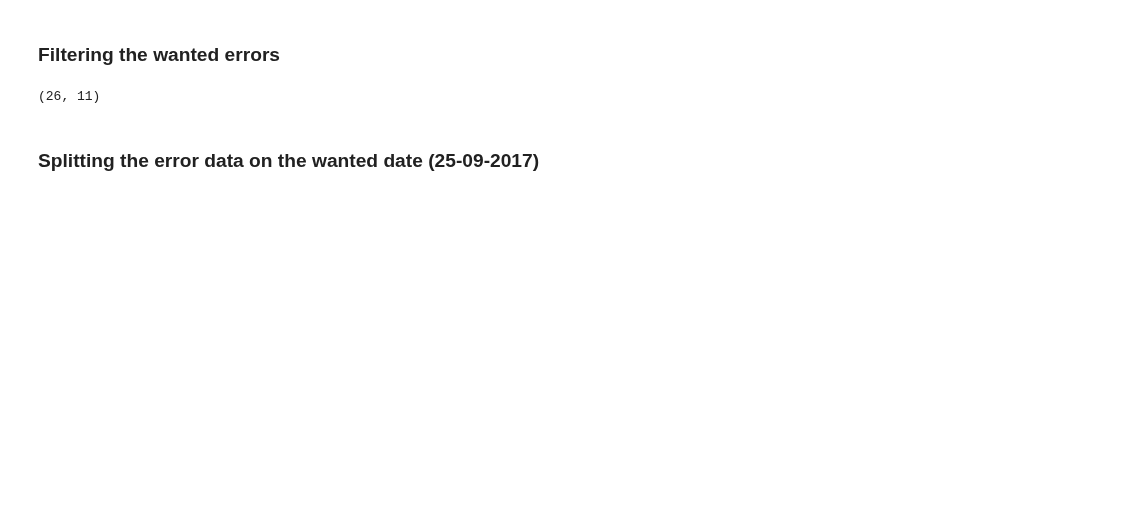
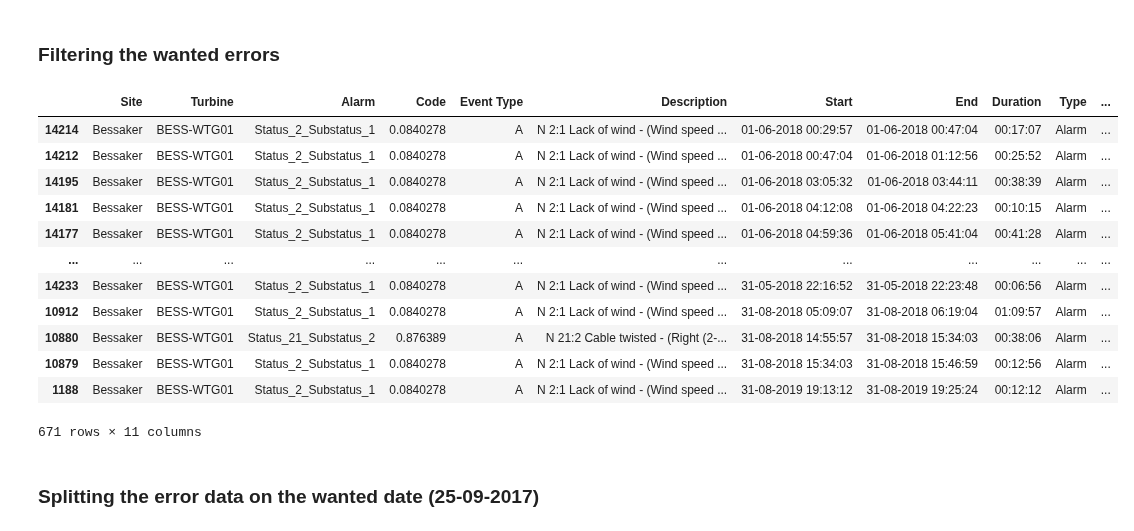
Before and after one commit to StianIsmar/project-thesis, a Jupyter notebook: TE/fill_in_blanks.ipynb, the cells around one changed output. Saved outputs shown, nothing was run; the diff lists cells and outputs as text; code cells hidden in the pictures; blank space fills up the shorter version.

```diff
--- a/TE/fill_in_blanks.ipynb
+++ b/TE/fill_in_blanks.ipynb
@@ -199,11 +214,26 @@ def remove_unnecessary_faults(dataframe):
     new_df = new_df.append(df_log_WT01[ df_log_WT01["Alarm"] == fault])
 
   return new_df
-# %%
-df_log_WT01 = remove_unnecessary_faults(df_log_WT01)
-df_log_WT01.shape
-# %% [output]
-(26, 11)
+# %%
+# df_log_WT01 = remove_unnecessary_faults(df_log_WT01)
+
+df_log_WT01.sort_values(by=['Start'], inplace = True)
+# %%
+df_log_WT01
+# %% [output]
+|  | Site | Turbine | Alarm | Code | Event Type | Description | Start | End | Duration | Type | ... |
+| 14214 | Bessaker | BESS-WTG01 | Status_2_Substatus_1 | 0.0840278 | A | N 2:1 Lack of wind - (Wind speed ... | 01-06-2018 00:29:57 | 01-06-2018 00:47:04 | 00:17:07 | Alarm | ... |
+| 14212 | Bessaker | BESS-WTG01 | Status_2_Substatus_1 | 0.0840278 | A | N 2:1 Lack of wind - (Wind speed ... | 01-06-2018 00:47:04 | 01-06-2018 01:12:56 | 00:25:52 | Alarm | ... |
+| 14195 | Bessaker | BESS-WTG01 | Status_2_Substatus_1 | 0.0840278 | A | N 2:1 Lack of wind - (Wind speed ... | 01-06-2018 03:05:32 | 01-06-2018 03:44:11 | 00:38:39 | Alarm | ... |
+| 14181 | Bessaker | BESS-WTG01 | Status_2_Substatus_1 | 0.0840278 | A | N 2:1 Lack of wind - (Wind speed ... | 01-06-2018 04:12:08 | 01-06-2018 04:22:23 | 00:10:15 | Alarm | ... |
+| 14177 | Bessaker | BESS-WTG01 | Status_2_Substatus_1 | 0.0840278 | A | N 2:1 Lack of wind - (Wind speed ... | 01-06-2018 04:59:36 | 01-06-2018 05:41:04 | 00:41:28 | Alarm | ... |
+| ... | ... | ... | ... | ... | ... | ... | ... | ... | ... | ... | ... |
+| 14233 | Bessaker | BESS-WTG01 | Status_2_Substatus_1 | 0.0840278 | A | N 2:1 Lack of wind - (Wind speed ... | 31-05-2018 22:16:52 | 31-05-2018 22:23:48 | 00:06:56 | Alarm | ... |
+| 10912 | Bessaker | BESS-WTG01 | Status_2_Substatus_1 | 0.0840278 | A | N 2:1 Lack of wind - (Wind speed ... | 31-08-2018 05:09:07 | 31-08-2018 06:19:04 | 01:09:57 | Alarm | ... |
+| 10880 | Bessaker | BESS-WTG01 | Status_21_Substatus_2 | 0.876389 | A | N 21:2 Cable twisted - (Right (2-... | 31-08-2018 14:55:57 | 31-08-2018 15:34:03 | 00:38:06 | Alarm | ... |
+| 10879 | Bessaker | BESS-WTG01 | Status_2_Substatus_1 | 0.0840278 | A | N 2:1 Lack of wind - (Wind speed ... | 31-08-2018 15:34:03 | 31-08-2018 15:46:59 | 00:12:56 | Alarm | ... |
+| 1188 | Bessaker | BESS-WTG01 | Status_2_Substatus_1 | 0.0840278 | A | N 2:1 Lack of wind - (Wind speed ... | 31-08-2019 19:13:12 | 31-08-2019 19:25:24 | 00:12:12 | Alarm | ... |
+671 rows × 11 columns
 # %% [markdown]
 ### Splitting the error data on the wanted date (25-09-2017)
 # %%
```
Also changed, not shown: parts of 4 cells of this notebook.
